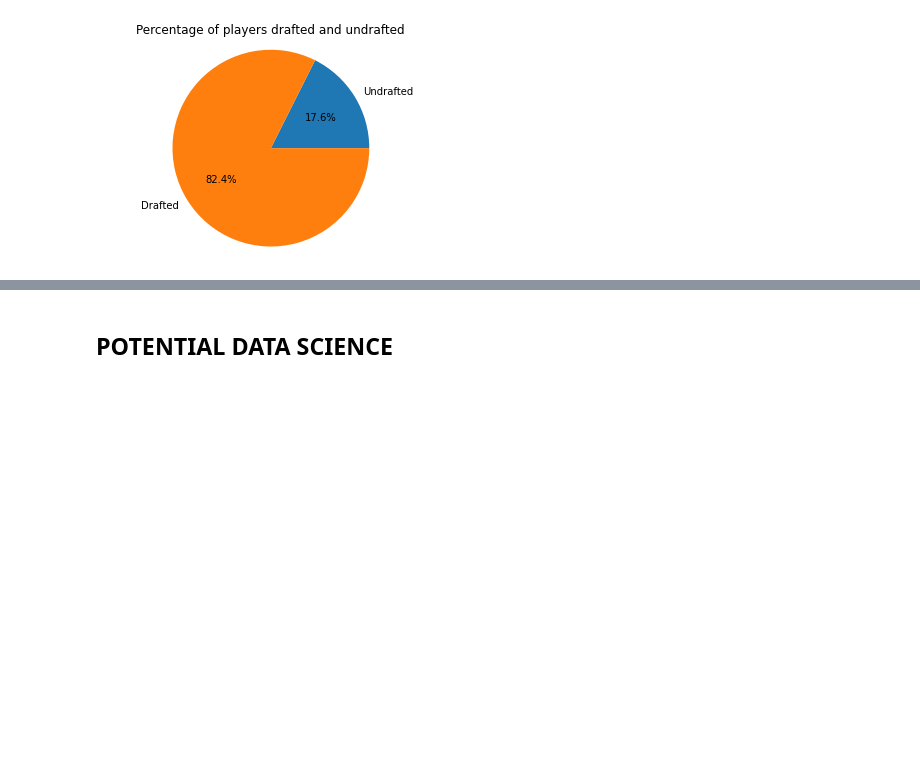
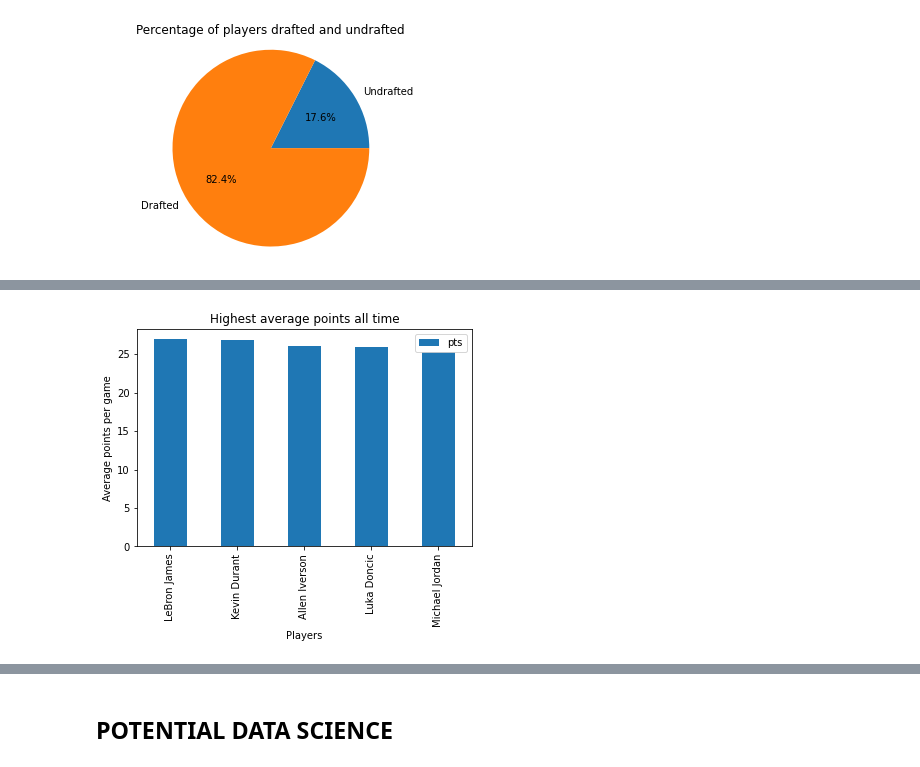
Before and after one commit to preet-panchal/NBA-MVP-Predictor, a Jupyter notebook: final-project-group16.ipynb, the cells around one changed output, grey strips where cells are left out. Saved outputs shown, nothing was run; the diff lists cells and outputs as text; code cells hidden in the pictures; blank space fills up the shorter version.

```diff
--- a/final-project-group16.ipynb
+++ b/final-project-group16.ipynb
@@ -260,0 +291,18 @@ KeyError: 0
+# %%
+# 9) Find the player with the most points, rebounds, and assists, respectively, of all-time.
+player_name = df['player_name'].unique()
+players_score_dict = {}
+for player in player_name:
+    temp = {}
+    temp["points"] = df[df['player_name'] == player]['pts'].mean().round(decimals=2)
+    temp["assists"] = df[df['player_name'] == player]['ast'].mean().round(decimals=2)
+    temp["rebounds"] = df[df['player_name'] == player]['reb'].mean().round(decimals=2)
+    players_score_dict[player] = temp
+players_score = pd.DataFrame(players_score_dict).transpose()
+player_highest_pts = df.groupby(["player_name"]).mean().sort_values(by='pts', ascending=False).reset_index()
+player_highest_ast = df.groupby(["player_name"]).mean().sort_values(by='ast', ascending=False).reset_index()
+player_highest_reb = df.groupby(["player_name"]).mean().sort_values(by='reb', ascending=False).reset_index()
+# %%
+player_highest_pts[:5].plot(kind='bar', y='pts', x='player_name', title='Highest average points all time', xlabel='Players', ylabel='Average points per game');
+# %% [output]
+[figure, added]
```
Also changed, not shown: parts of 24 cells of this notebook.
